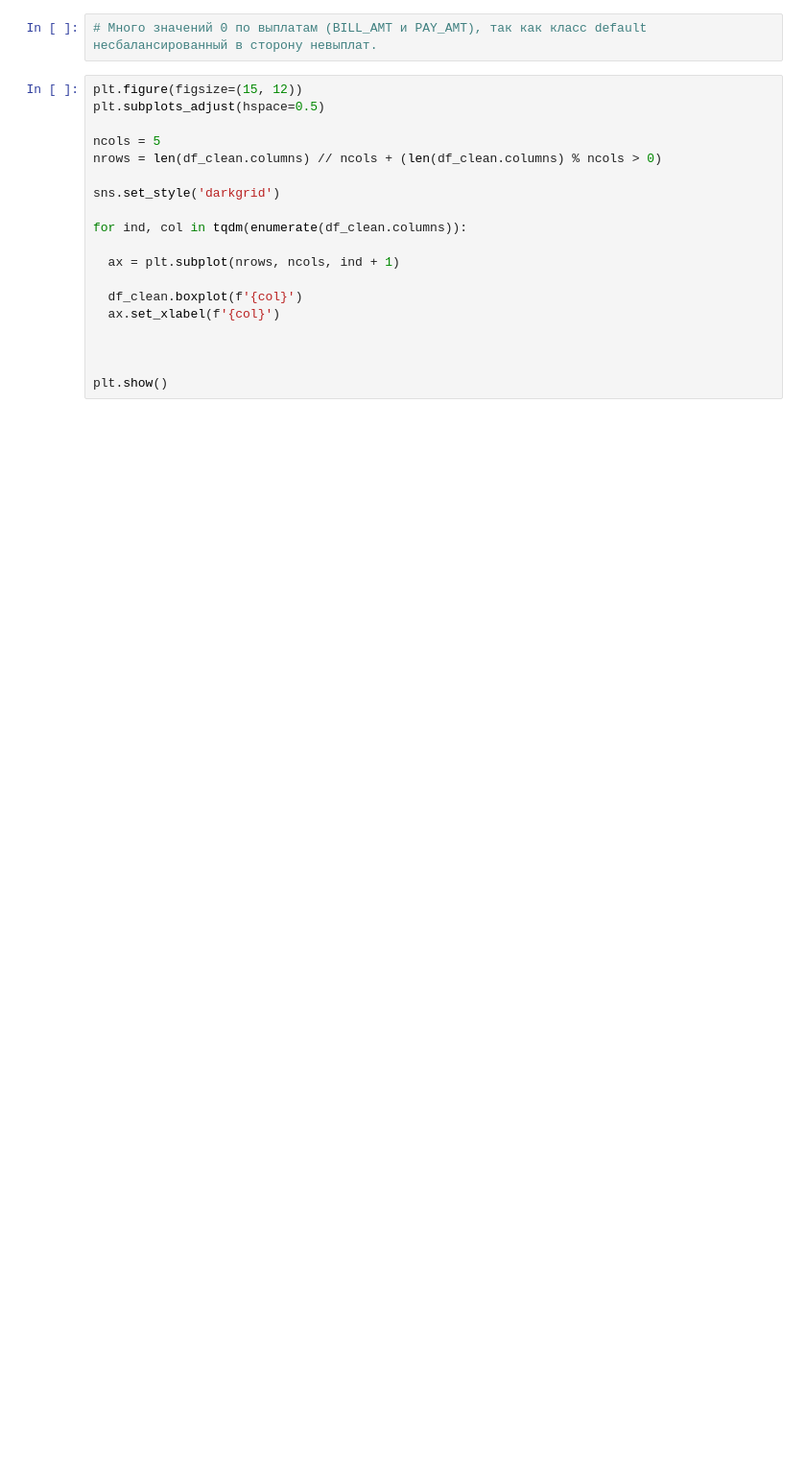
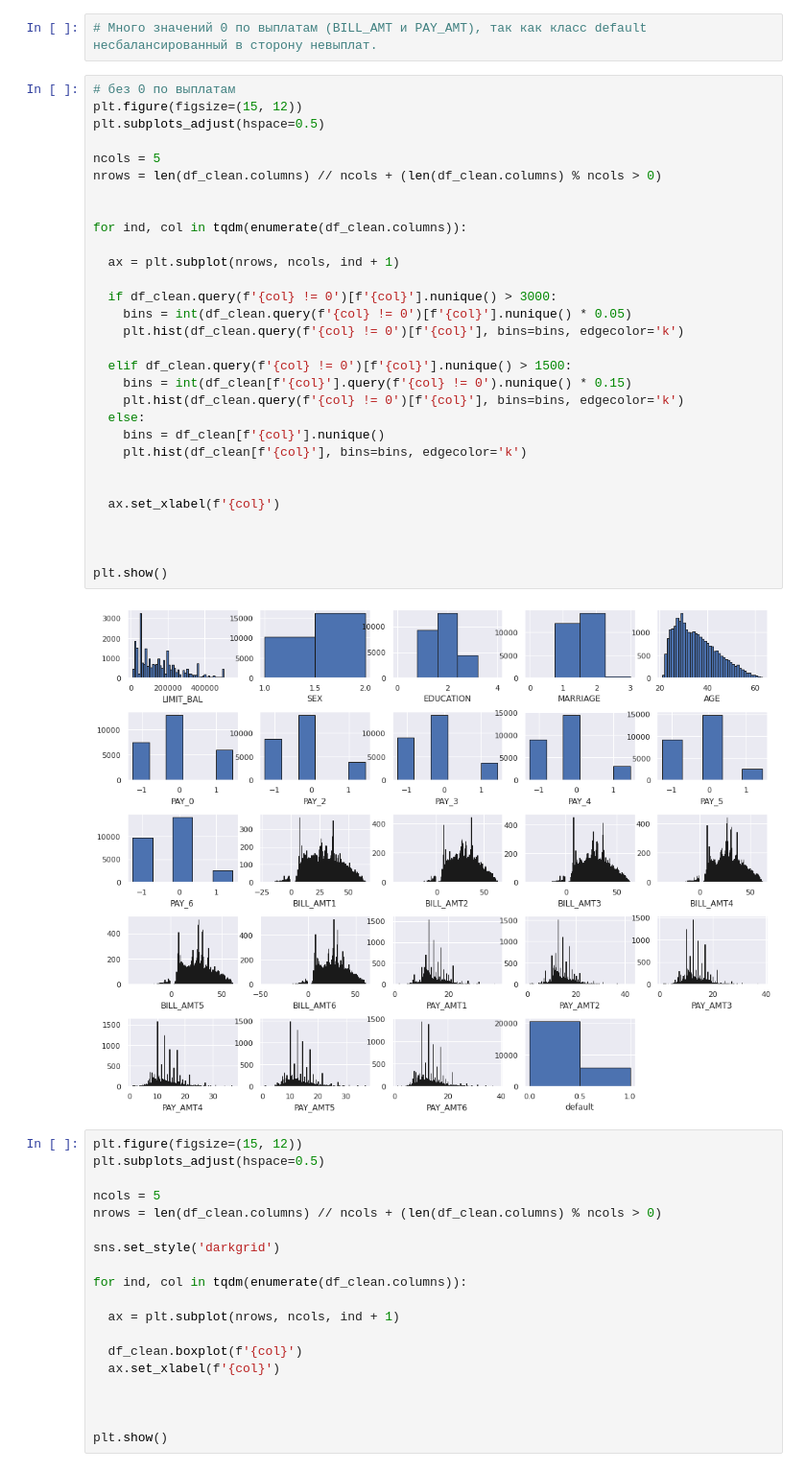
Before and after one commit to Daniil-Kiriakov/analytics-projects, a Jupyter notebook: scoring/scoring_default.ipynb, the cells around one changed output. Shown: that part at 96% size. Saved outputs shown, nothing was run; the diff lists cells and outputs as text; blank space fills up the shorter version.

```diff
--- a/scoring_default.ipynb
+++ b/scoring/scoring_default.ipynb
@@ -290,6 +281,38 @@ plt.show()
 [figure]
 # %%
 # Много значений 0 по выплатам (BILL_AMT и PAY_AMT), так как класс default несбалансированный в сторону невыплат.
+# %%
+# без 0 по выплатам
+plt.figure(figsize=(15, 12))
+plt.subplots_adjust(hspace=0.5)
+
+ncols = 5
+nrows = len(df_clean.columns) // ncols + (len(df_clean.columns) % ncols > 0)
+
+
+for ind, col in tqdm(enumerate(df_clean.columns)):
+
+  ax = plt.subplot(nrows, ncols, ind + 1)
+
+  if df_clean.query(f'{col} != 0')[f'{col}'].nunique() > 3000:
+    bins = int(df_clean.query(f'{col} != 0')[f'{col}'].nunique() * 0.05)
+    plt.hist(df_clean.query(f'{col} != 0')[f'{col}'], bins=bins, edgecolor='k')
+
+  elif df_clean.query(f'{col} != 0')[f'{col}'].nunique() > 1500:
+    bins = int(df_clean[f'{col}'].query(f'{col} != 0').nunique() * 0.15)
+    plt.hist(df_clean.query(f'{col} != 0')[f'{col}'], bins=bins, edgecolor='k')
+  else:
+    bins = df_clean[f'{col}'].nunique()
+    plt.hist(df_clean[f'{col}'], bins=bins, edgecolor='k')
+
+
+  ax.set_xlabel(f'{col}')
+
+
+
+plt.show()
+# %% [output]
+[figure, added]
 # %%
 plt.figure(figsize=(15, 12))
 plt.subplots_adjust(hspace=0.5)
```
Also changed, not shown: parts of 7 cells of this notebook, 1 other file.
